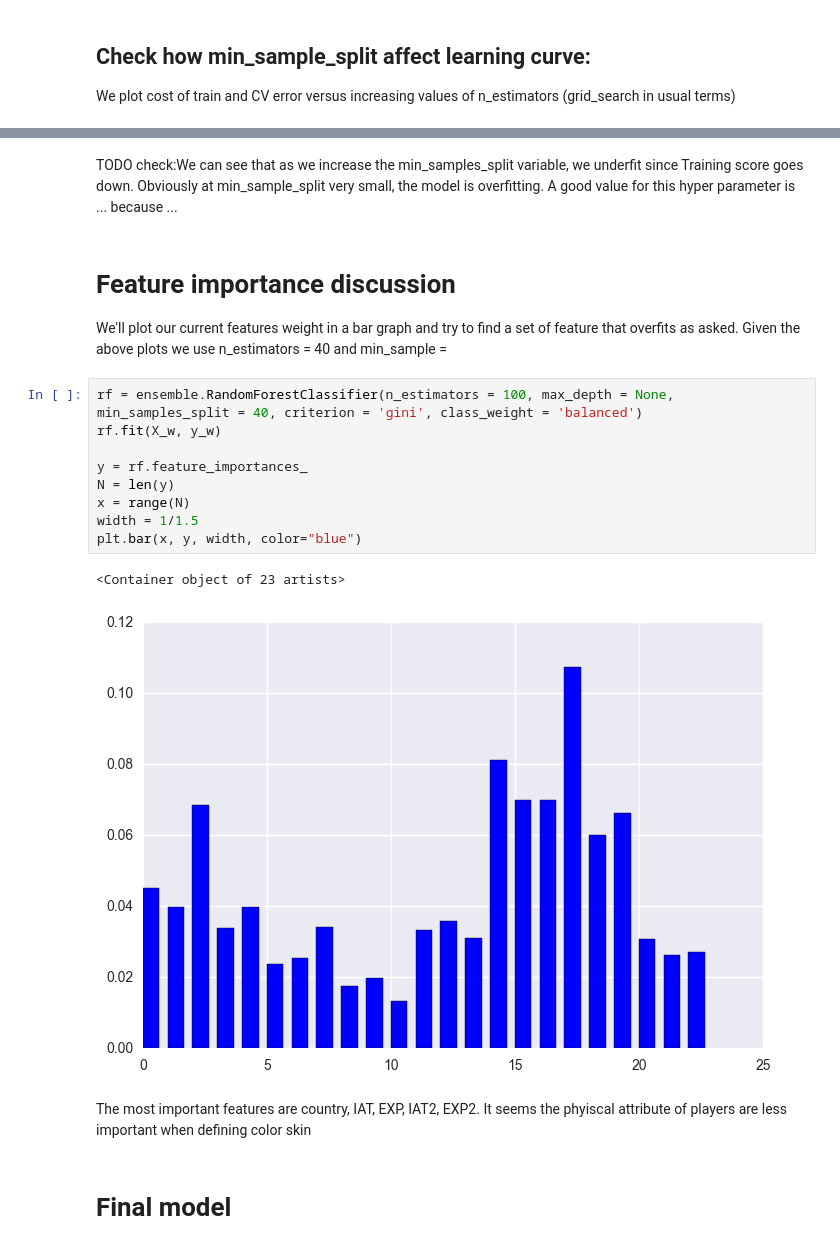
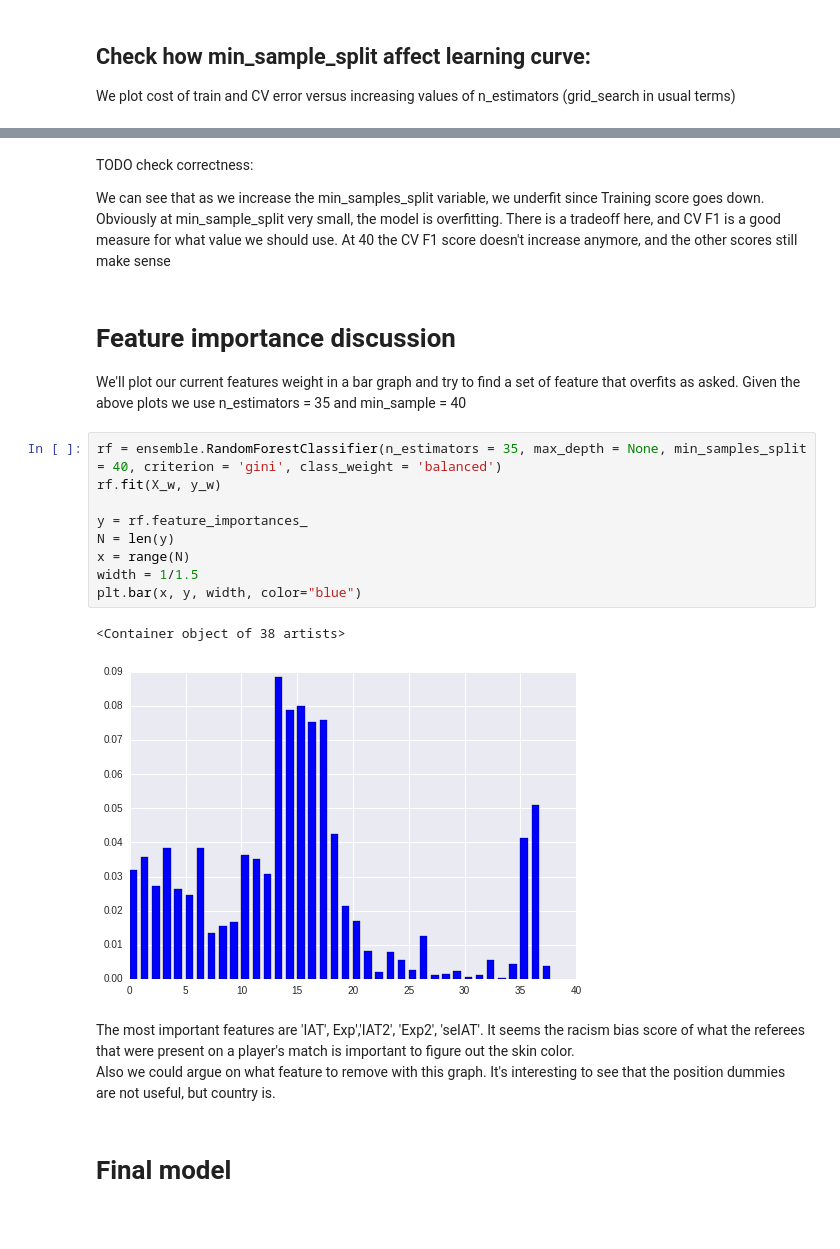
Before and after one commit to mgoretti/ada, a Jupyter notebook: 04 - Applied ML/HW4.ipynb, the cells around one changed output, grey strips where cells are left out. Saved outputs shown, nothing was run; the diff lists cells and outputs as text; blank space fills up the shorter version.

```diff
--- a/04 - Applied ML/HW4.ipynb
+++ b/04 - Applied ML/HW4.ipynb
@@ -418,23 +423,26 @@ plt.ylabel('score')
 # %% [markdown]
-TODO check:We can see that as we increase the min_samples_split variable, we underfit since Training score goes down. Obviously at min_sample_split very small, the model is overfitting. A good value for this hyper parameter is ... because ...
+TODO check correctness:
+
+We can see that as we increase the min_samples_split variable, we underfit since Training score goes down. Obviously at min_sample_split very small, the model is overfitting. There is a tradeoff here, and CV F1 is a good measure for what value we should use. At 40 the CV F1 score doesn't increase anymore, and the other scores still make sense
 # %% [markdown]
 # Feature importance discussion
 We'll plot our current features weight in a bar graph and try to find a set of feature that overfits as asked.
-Given the above plots we use n_estimators = 40 and min_sample =
+Given the above plots we use n_estimators = 35 and min_sample = 40
 # %%
-rf = ensemble.RandomForestClassifier(n_estimators = 100, max_depth = None, min_samples_split = 40, criterion = 'gini', class_weight = 'balanced')
+rf = ensemble.RandomForestClassifier(n_estimators = 35, max_depth = None, min_samples_split = 40, criterion = 'gini', class_weight = 'balanced')
 rf.fit(X_w, y_w)
 
 y = rf.feature_importances_
 N = len(y)
 x = range(N)
 width = 1/1.5
 plt.bar(x, y, width, color="blue")
 # %% [output]
-<Container object of 23 artists>
+<Container object of 38 artists>
-[figure, old version]
+[figure, new version]
-# %% [markdown]
-The most important features are country, IAT, EXP, IAT2, EXP2. It seems the phyiscal attribute of players are less important when defining color skin
+# %% [markdown]
+The most important features are 'IAT', Exp','IAT2', 'Exp2', 'seIAT'. It seems the racism bias score of what the referees that were present on a player's match is important to figure out the skin color. <br>
+Also we could argue on what feature to remove with this graph. It's interesting to see that the position dummies are not useful, but country is.
 # %% [markdown]
 # Final model
 # %%
```
Also changed, not shown: parts of 15 cells of this notebook.
